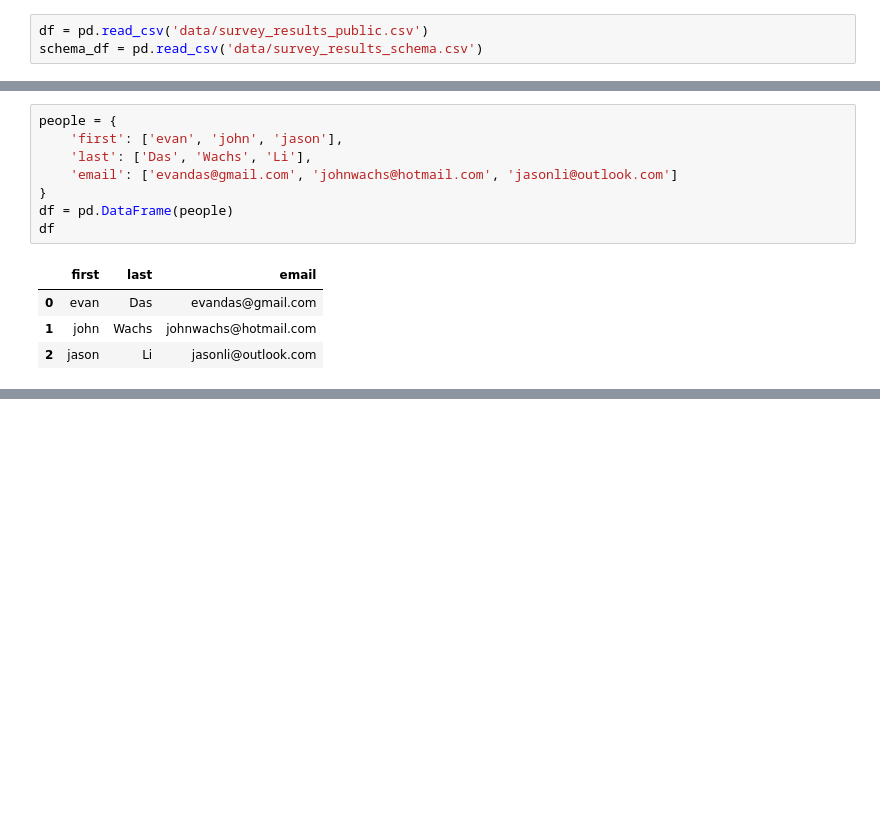
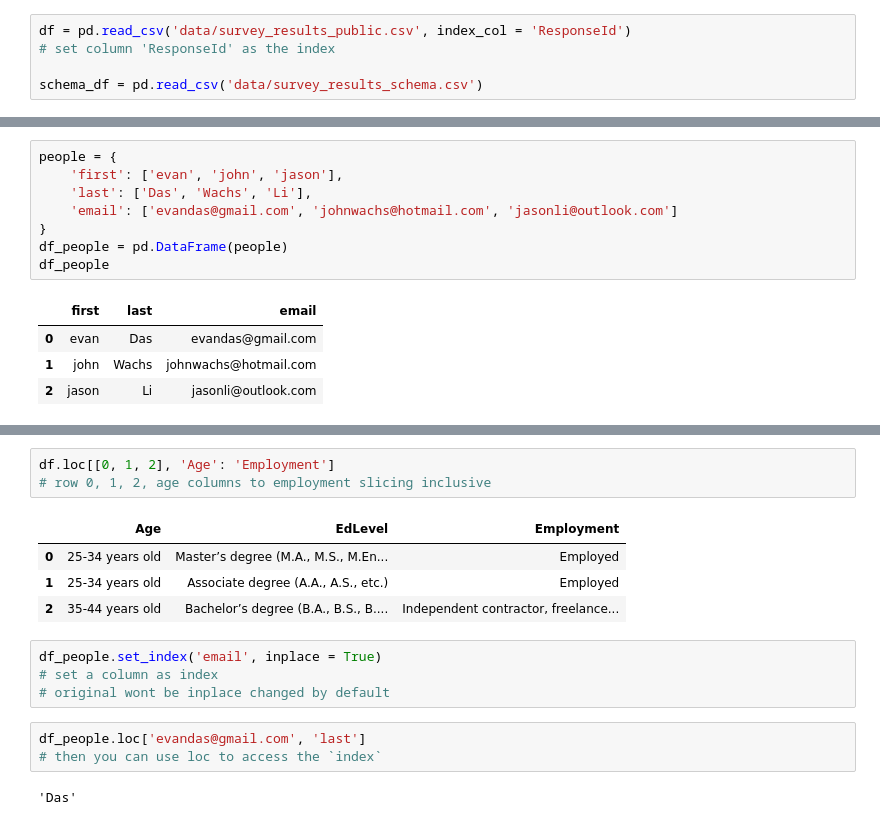
Before and after one commit to XiyueYuan/Data_Analysis, a Jupyter notebook: Book1.ipynb, the cells around one changed output, grey strips where cells are left out. Saved outputs shown, nothing was run; the diff lists cells and outputs as text; blank space fills up the shorter version.

```diff
--- a/Book1.ipynb
+++ b/Book1.ipynb
@@ -1,7 +1,9 @@
 # %%
 import pandas as pd
 # %%
-df = pd.read_csv('data/survey_results_public.csv')
+df = pd.read_csv('data/survey_results_public.csv', index_col = 'ResponseId')
+# set column 'ResponseId' as the index
+
 schema_df = pd.read_csv('data/survey_results_schema.csv')
 # %%
 df.shape
@@ -56,8 +53,8 @@ people = {
     'last': ['Das', 'Wachs', 'Li'],
     'email': ['evandas@gmail.com', 'johnwachs@hotmail.com', 'jasonli@outlook.com']
 }
-df = pd.DataFrame(people)
-df
+df_people = pd.DataFrame(people)
+df_people
 # %% [output]
 |  | first | last | email |
 | 0 | evan | Das | evandas@gmail.com |
@@ -103,0 +112,17 @@ Name: email, dtype: object
+# %%
+df.loc[[0, 1, 2], 'Age': 'Employment']
+# row 0, 1, 2, age columns to employment slicing inclusive
+# %% [output]
+|  | Age | EdLevel | Employment |
+| 0 | 25-34 years old | Master’s degree (M.A., M.S., M.En... | Employed |
+| 1 | 25-34 years old | Associate degree (A.A., A.S., etc.) | Employed |
+| 2 | 35-44 years old | Bachelor’s degree (B.A., B.S., B.... | Independent contractor, freelance... |
+# %%
+df_people.set_index('email', inplace = True)
+# set a column as index
+# original wont be inplace changed by default
+# %%
+df_people.loc['evandas@gmail.com', 'last']
+# then you can use loc to access the `index`
+# %% [output]
+'Das'
```
Also changed, not shown: parts of 9 cells of this notebook.
